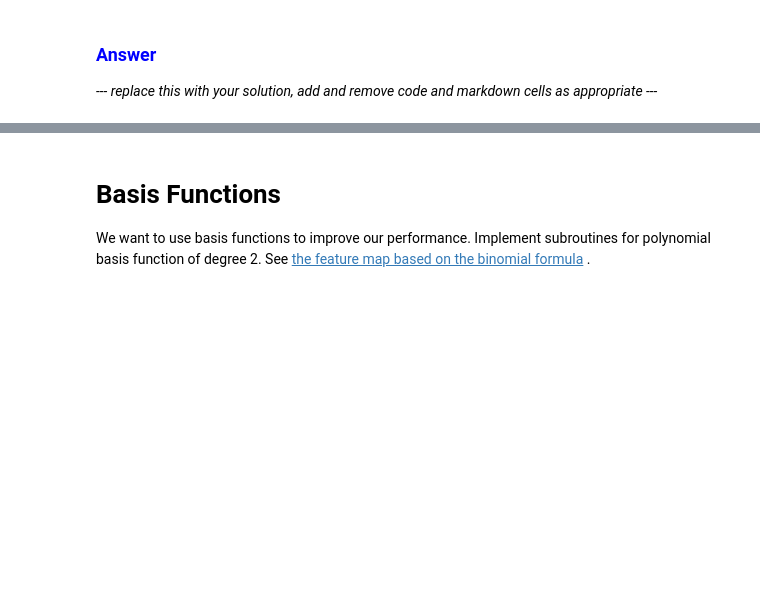
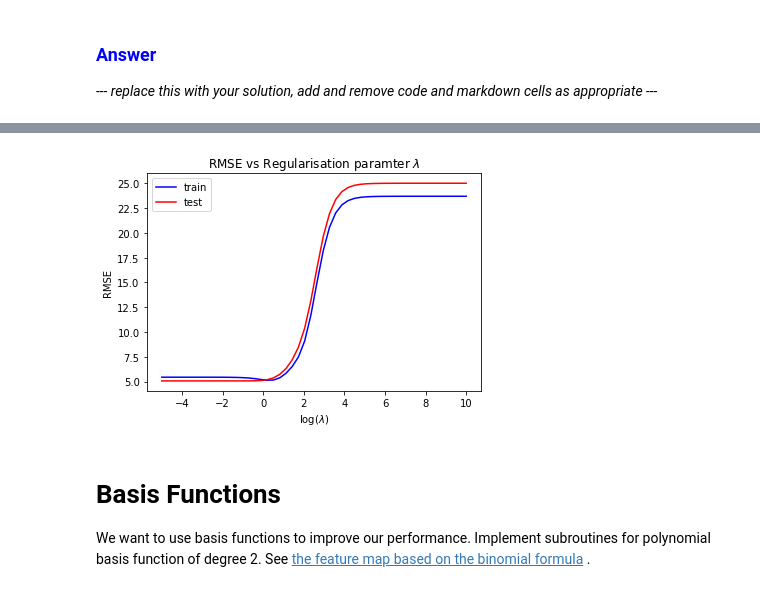
Before and after one commit to ATanggara/Statistical_Machine_Learning_2019, a Jupyter notebook: week2/02-regression-work.ipynb, the cells around one changed output, grey strips where cells are left out. Cells and saved outputs as stored; diff of their text form; code cells hidden in the pictures; blank space fills up the shorter version.

```diff
--- a/week2/02-regression-work.ipynb
+++ b/week2/02-regression-work.ipynb
@@ -229,25 +260,3 @@ plt.show()
 ## Regression with regularisation
 
 Implement a function to find the maximum likelihood solution $w_{reg}$ for some regularisation parameter $\lambda > 0$.
-# %%
-def maxLikelihood_regularized(X, t, lamb):
-    # add a bias column to feature matrix (i.e column of 1s)
-    Xb = np.ones((X.shape[0], X.shape[1]+1))
-    Xb[:, 1:] = X
-    X = Xb
-
-    I = np.diag(np.ones((X.shape[1]))) #(d*d) identity matrix
-
-    print(X.T@X + lamb*I)
-
-    return inv(X.T@X + lamb*I) @ X.T @ t
-
-def RMSE_regularized(X, t, lamb, w):
-    # add a bias column to feature matrix (i.e column of 1s)
-    Xb = np.ones((X.shape[0], X.shape[1]+1))
-    Xb[:, 1:] = X
-    X = Xb
-
-    I = np.diag(np.ones((X.shape[1]))) #(d*d) identity matrix
-
-    return 1/X.shape[0] * ( (X@w-t)@(X@w-t) + lamb*(w@w) )
@@ -312,3 +357,26 @@ NameError: name 'np' is not defined
+# %%
+log_lambdas = np.linspace(-5, 10)
+
+# Each row is a value of lambda
+# Columns are respectively ['rmse_train_linear', 'rmse_test_linear']
+results = np.zeros((len(log_lambdas), 2))
+
+for ix, l in enumerate(log_lambdas):
+    opt_weight = maxLikelihood_regularized(train_feature, train_target, pow(10,float(l)))
+    rmse_train = RMSE_regularized(test_feature, test_target, pow(10,float(l)), opt_weight)
+    rmse_test = RMSE_regularized(train_feature, train_target, pow(10,float(l)), opt_weight)
+    results[ix, 0] = rmse_train
+    results[ix, 1] = rmse_test
+
+plt.title('RMSE vs Regularisation paramter $\lambda$')
+plt.plot(log_lambdas, results[:,0], 'b-', label='train') # training data
+plt.plot(log_lambdas, results[:,1], 'r-', label='test') # test data
+plt.xlabel('log($\lambda$)')
+plt.ylabel('RMSE')
+plt.legend()
+plt.show()
+# %% [output]
+[figure, added]
 # %% [markdown]
 # Basis Functions
 We want to use basis functions to improve our performance. Implement subroutines for polynomial basis function of degree 2. See [the feature map based on the binomial formula](http://en.wikipedia.org/wiki/Polynomial_kernel) .
```
Also changed, not shown: parts of 11 cells of this notebook, 3 other files.
